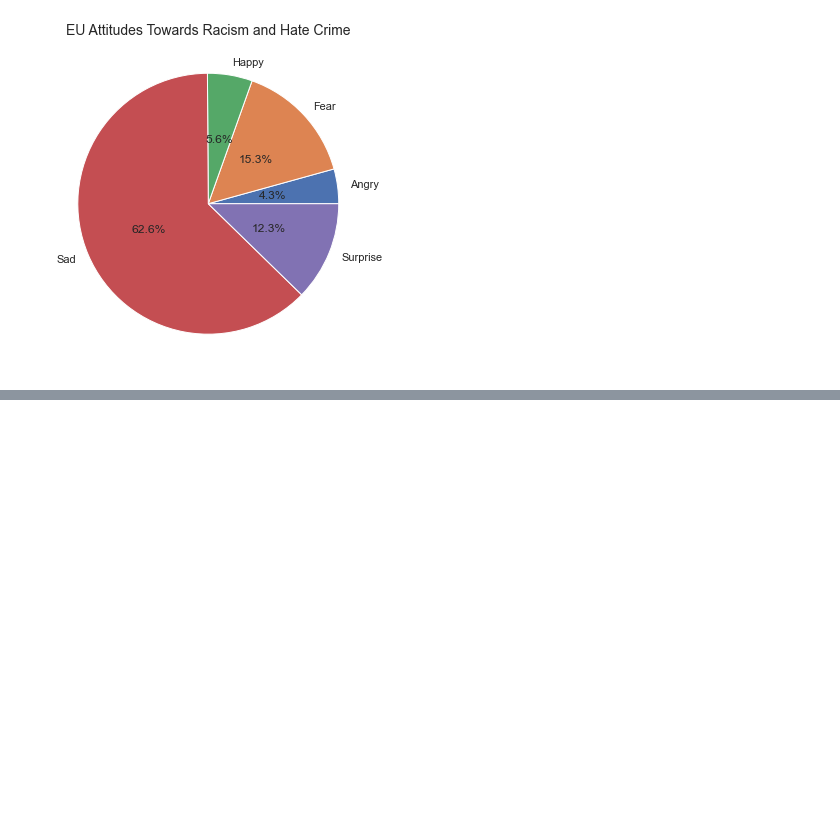
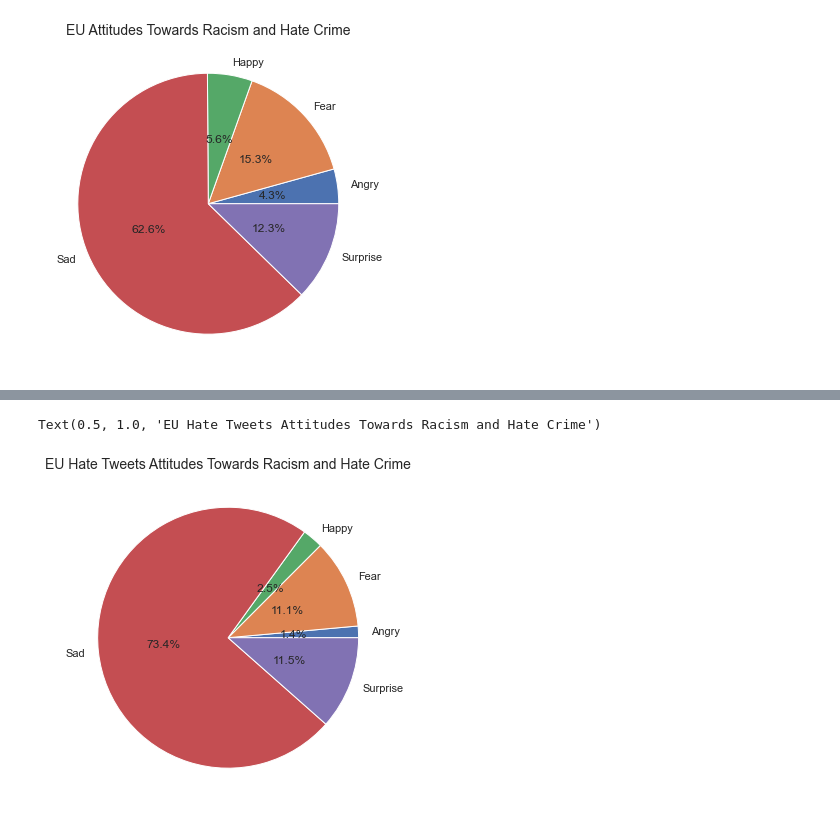
Before and after one commit to merlinymy/tweetsAnalysisPython, a Jupyter notebook: EUFinalResult.ipynb, the cells around one changed output, grey strips where cells are left out. Drawn from its saved outputs; the diff is of its cells as text; code cells hidden in the pictures; blank space fills up the shorter version.

```diff
--- a/EUFinalResult.ipynb
+++ b/EUFinalResult.ipynb
@@ -349,0 +366,9 @@ EUdataFinalWithEmo
+# %%
+#Using matplotlib
+pie, ax = plt.subplots(figsize=[10,6])
+labels = EmoPieChart_hate.keys()
+plt.pie(x=EmoPieChart_hate, autopct="%.1f%%",labels=labels, pctdistance=0.5)
+plt.title("EU Hate Tweets Attitudes Towards Racism and Hate Crime", fontsize=14)
+# %% [output]
+Text(0.5, 1.0, 'EU Hate Tweets Attitudes Towards Racism and Hate Crime')
+[figure, added]
```
Also changed, not shown: parts of 10 cells of this notebook, 4 other files.
